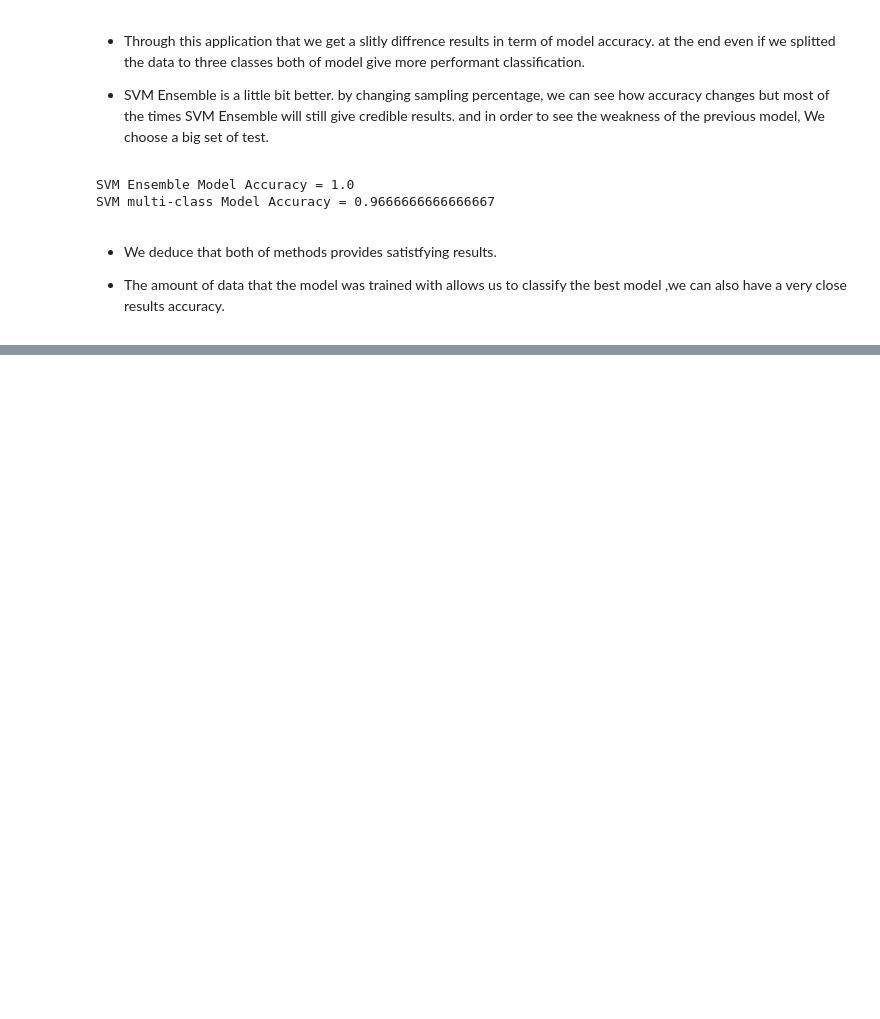
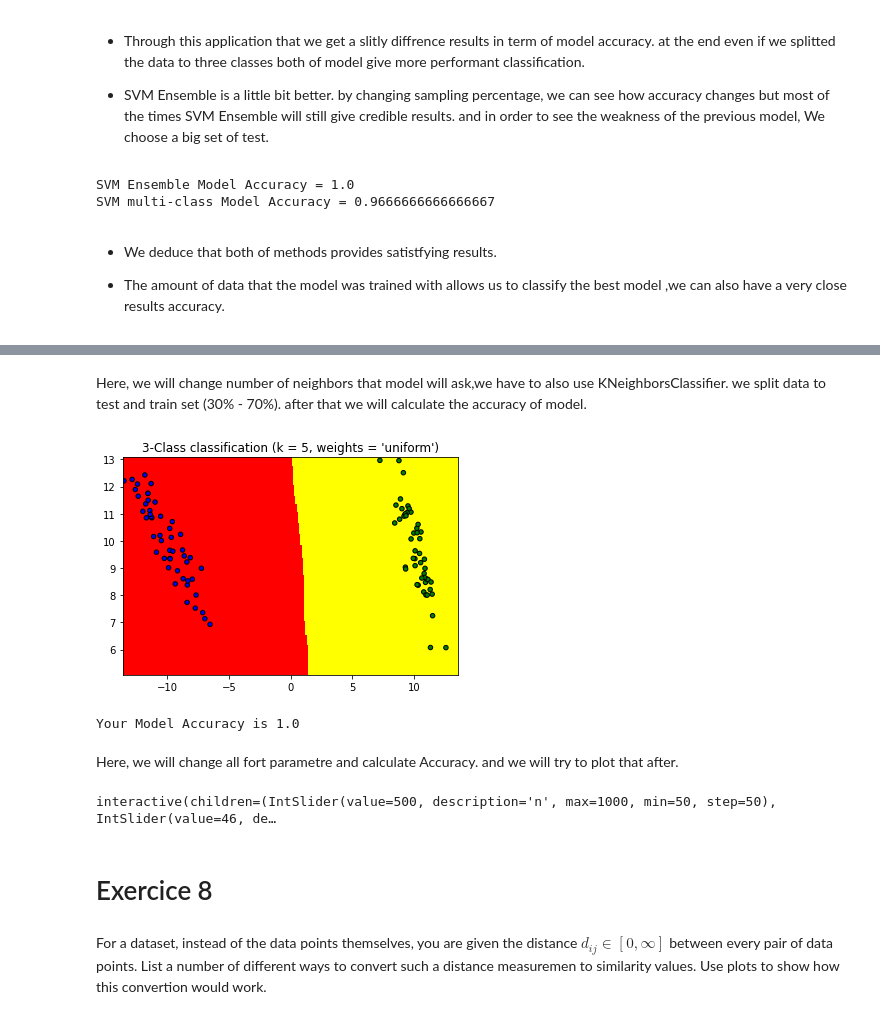
Before and after one commit to lougani-faouzi/DA, a Jupyter notebook: Assignments1.ipynb, the cells around one changed output, grey strips where cells are left out. Drawn from its saved outputs; the diff is of its cells as text; code cells hidden in the pictures; blank space fills up the shorter version.

```diff
--- a/Assignments1.ipynb
+++ b/Assignments1.ipynb
@@ -589,0 +671,44 @@ c) What is the common points and differences (in terms of architecture and princ
+# %% [markdown]
+Here, we will change number of neighbors that model will ask,we have to also use KNeighborsClassifier. we split data to test and train set (30% - 70%). after that we will calculate the accuracy of model.
+# %%
+X_train, X_test, y_train, y_test = \
+    train_test_split(X, y, stratify=y, test_size=0.3)
+h = .1  # step size in the mesh
+
+# Create color maps
+cmap_light = ListedColormap(['red', 'green', 'yellow'])
+cmap_bold = ListedColormap(['blue', 'black', 'green'])
+
+clf = neighbors.KNeighborsClassifier(5, weights='uniform')
+clf.fit(X_train, y_train)
+
+    # Plot the decision boundary. For that, we will assign a color to each
+    # point in the mesh [x_min, x_max]x[y_min, y_max].
+x_min, x_max = X_test[:, 0].min() - 1, X_test[:, 0].max() + 1
+y_min, y_max = X_test[:, 1].min() - 1, X_test[:, 1].max() + 1
+xx, yy = np.meshgrid(np.arange(x_min, x_max, h),
+                         np.arange(y_min, y_max, h))
+Z = clf.predict(np.c_[xx.ravel(), yy.ravel()])
+
+    # Put the result into a color plot
+Z = Z.reshape(xx.shape)
+plt.figure()
+plt.pcolormesh(xx, yy, Z, cmap=cmap_light)
+
+    # Plot also the training points
+plt.scatter(X[:, 0], X[:, 1], c=y, cmap=cmap_bold,
+                edgecolor='k', s=20)
+plt.xlim(xx.min(), xx.max())
+plt.ylim(yy.min(), yy.max())
+plt.title("3-Class classification (k = %i, weights = '%s')"
+              % (5, 'uniform'))
+
+plt.show()
+
+score = clf.score(X_test, y_test)
+print("Your Model Accuracy is", score)
+# %% [output]
+[figure, added]
+Your Model Accuracy is 1.0
+# %% [markdown]
+Here, we will change all fort parametre and calculate Accuracy. and we will try to plot that after.
@@ -589,0 +759,12 @@ c) What is the common points and differences (in terms of architecture and princ
+# %%
+#notebook widgets
+interactive_plot = interactive(f, n=(50, 1000,50), d=(1,100,5), delta=(2,8,2), k=(1,10,1))
+output = interactive_plot.children[-1]
+output.layout.height = '350px'
+interactive_plot
+# %% [output]
+interactive(children=(IntSlider(value=500, description='n', max=1000, min=50, step=50), IntSlider(value=46, de…
+# %% [markdown]
+# Exercice 8
+# %% [markdown]
+For a dataset, instead of the data points themselves, you are given the distance $d_{ij}\in [0,\infty]$ between every pair of data points. List a number of different ways to convert such a distance measuremen to similarity values. Use plots to show how this convertion would work.
```
Also changed, not shown: parts of 19 cells of this notebook.
